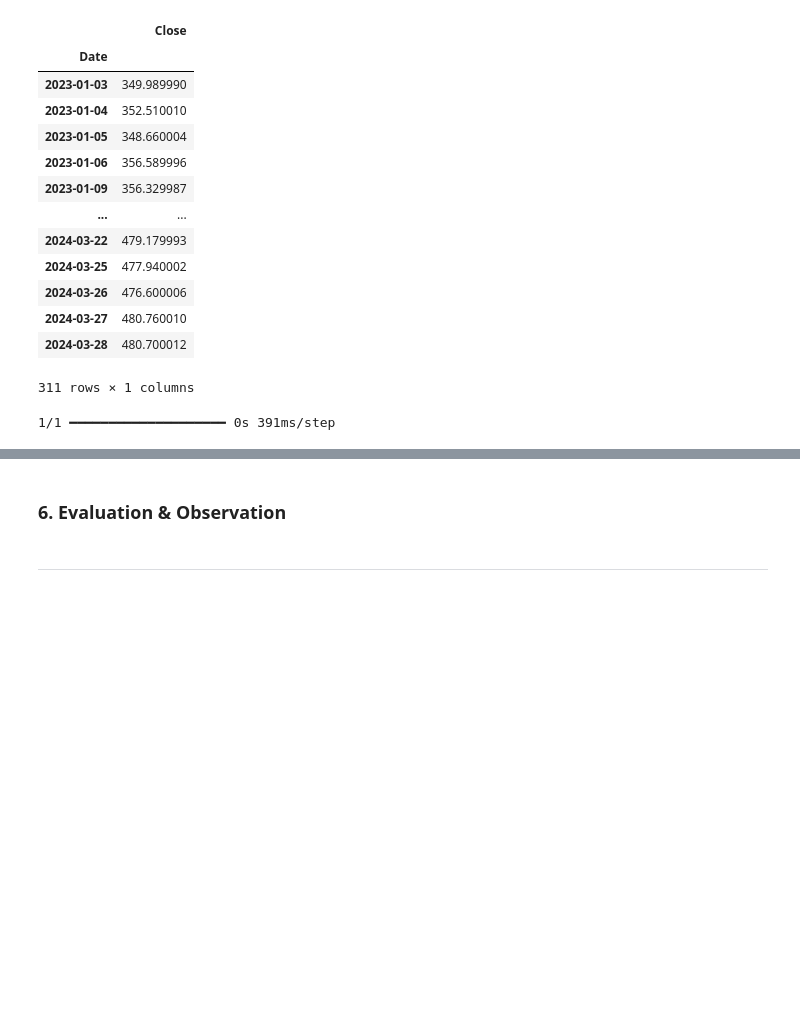
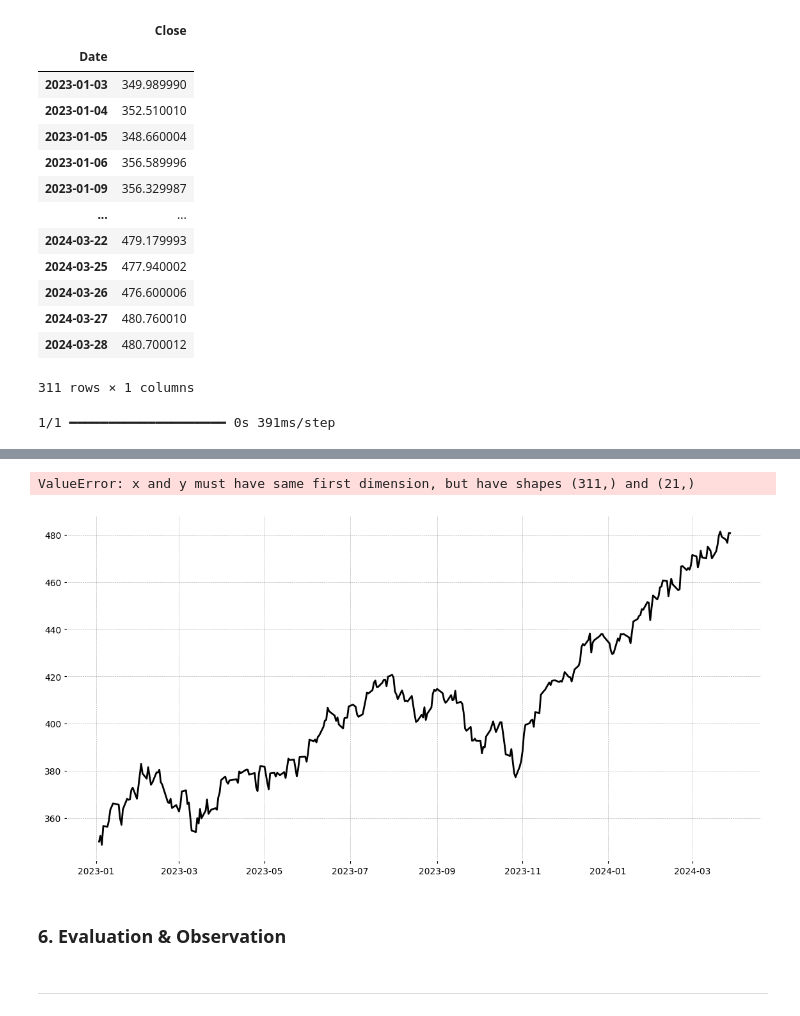
Before and after one commit to charltonxqh/SC1015-mini-project, a Jupyter notebook: LSTM Analysis/LSTM_trial.ipynb, the cells around one changed output, grey strips where cells are left out. Saved outputs shown, nothing was run; the diff lists cells and outputs as text; code cells hidden in the pictures; blank space fills up the shorter version.

```diff
--- a/LSTM Analysis/LSTM_trial.ipynb
+++ b/LSTM Analysis/LSTM_trial.ipynb
@@ -396,3 +392,17 @@ ValueError: x and y must have same first dimension, but have shapes (311,) and (
+# %%
+# Assuming 'dates' is a list or array of datetime objects corresponding to the actual prices
+plt.figure(figsize=(14,7))
+dates = test_df.index
+plt.plot(dates, actual_prices, color='black', label='Actual VOO Price')
+plt.plot(dates, predicted_prices, color='green', label='Predicted VOO Price')
+plt.title('VOO Stock Price Prediction')
+plt.xlabel('Date')
+plt.ylabel('VOO Stock Price')
+plt.legend()
+plt.show()
+# %% [output]
+ValueError: x and y must have same first dimension, but have shapes (311,) and (21,)
+[figure, added]
 # %% [markdown]
 ### 6. Evaluation & Observation
 # %% [markdown]
```
Also changed, not shown: parts of 1 cell of this notebook, 2 other files.
